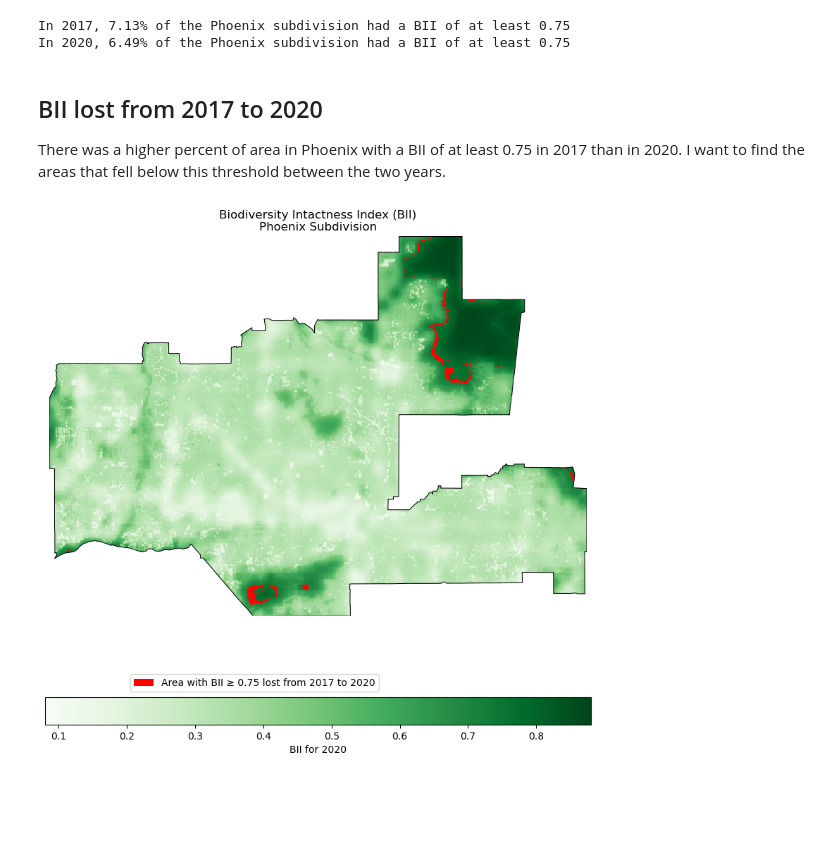
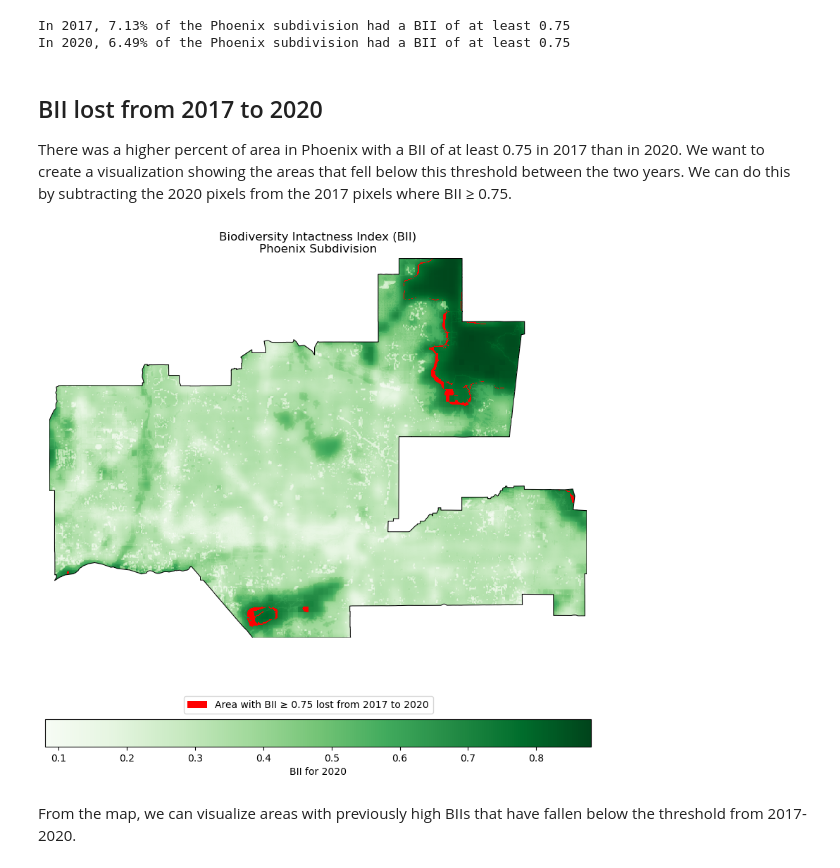
Before and after one commit to jocardelle/biodiversity-intactness-index, a Jupyter notebook: biodiversity-intactness-index.ipynb, the cells around one changed output. Saved outputs shown, nothing was run; the diff lists cells and outputs as text; code cells hidden in the pictures; blank space fills up the shorter version.

```diff
--- a/biodiversity-intactness-index.ipynb
+++ b/biodiversity-intactness-index.ipynb
@@ -217,7 +217,7 @@ In 2020, 6.49% of the Phoenix subdivision had a BII of at least 0.75
 # %% [markdown]
 ## BII lost from 2017 to 2020
 
-There was a higher percent of area in Phoenix with a BII of at least 0.75 in 2017 than in 2020. I want to find the areas that fell below this threshold between the two years.
+There was a higher percent of area in Phoenix with a BII of at least 0.75 in 2017 than in 2020. We want to create a visualization showing the areas that fell below this threshold between the two years.  We can do this by subtracting the 2020 pixels from the 2017 pixels where BII ≥ 0.75.
 # %%
 # Calculate difference in pixels above 0.75 from 2017 to 2020
 diff_17_20 = bii17_high - bii20_high
@@ -225,22 +225,25 @@ diff_17_20 = bii17_high - bii20_high
 # Set all that are not 1 to na
 loss_17_20 = diff_17_20.where(diff_17_20 == 1)
 # %%
+# Create map
 fig, ax = plt.subplots(figsize = (10, 10)) # Set figure size
 ax.axis('off')
 
 bii20_phx.plot(ax=ax, cmap = 'Greens', cbar_kwargs={'orientation':'horizontal', 'label':'BII for 2020'}) # Plot BII for 2020
 
 loss_17_20.plot(ax=ax, cmap = 'brg', add_colorbar = False) # Plot BII that fell below threshold
 
 phx.plot(ax = ax, color = "none", edgecolor = "black", linewidth = 0.75) # Add outline to phx polygon
 
 legend = [Patch(facecolor = 'red', label = 'Area with BII ≥ 0.75 lost from 2017 to 2020')] # Manually add legend
 
-ax.legend(handles=legend, loc=(0.15, -0.2)) # Legend
+ax.legend(handles=legend, loc=(0.25, -0.2)) # Legend
 
 ax.set_title("Biodiversity Intactness Index (BII)\nPhoenix Subdivision")
 
 plt.savefig('images/bii_phoenix.png') # Save map in images folder
 plt.show()
 # %% [output]
-[figure, old version]
+[figure, new version]
+# %% [markdown]
+From the map, we can visualize areas with previously high BIIs that have fallen below the threshold from 2017-2020.
```
Also changed, not shown: parts of 4 cells of this notebook.
